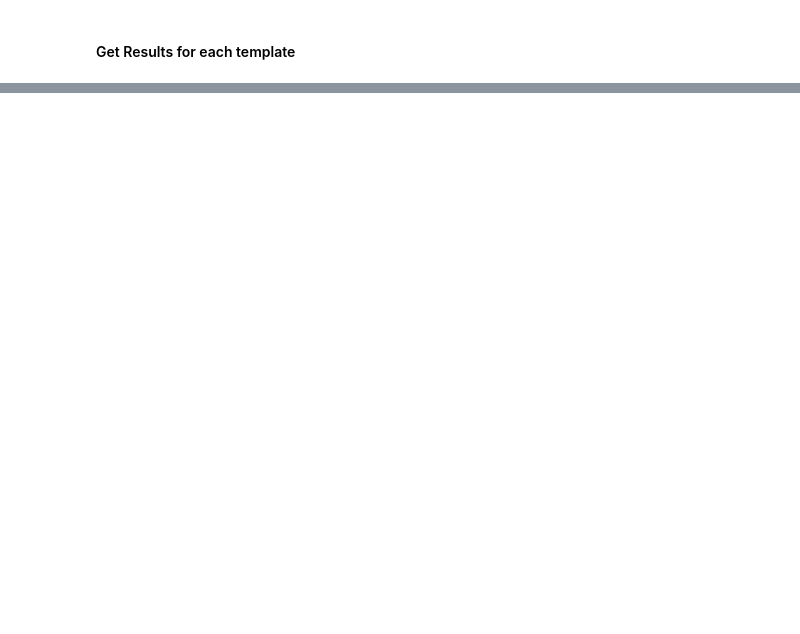
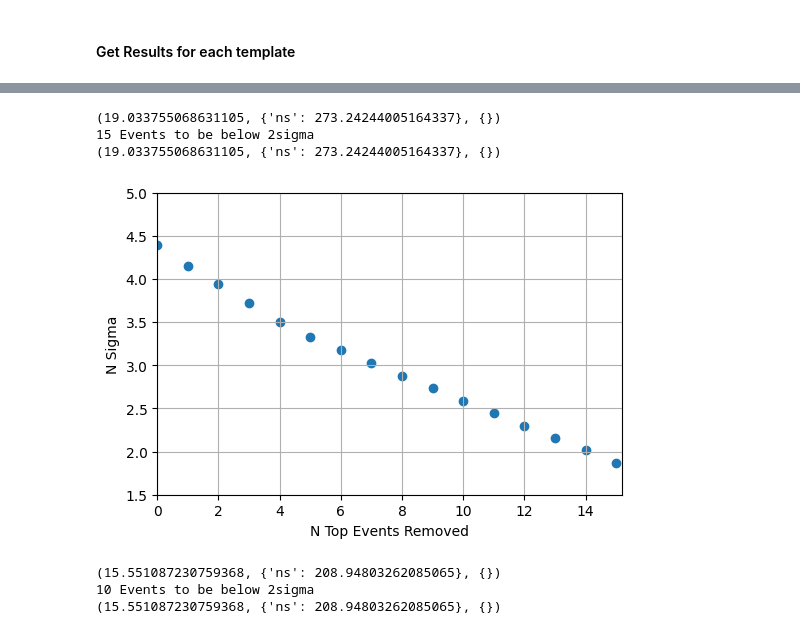
Before and after one commit to ssclafani949/DNNCascade, a Jupyter notebook: notebooks/unblinding/CheckGPEventWeights.ipynb, the cells around one changed output, grey strips where cells are left out. Drawn from its saved outputs; the diff is of its cells as text; code cells hidden in the pictures; blank space fills up the shorter version.

Commit message:
Fix Event Weights Script to work for all templates

```diff
--- a/notebooks/unblinding/CheckGPEventWeights.ipynb
+++ b/notebooks/unblinding/CheckGPEventWeights.ipynb
@@ -344,2 +293,0 @@ tr = get_gp_tr('pi0'),
-# %%
-new_ts, new_ns = tr[0].get_one_fit(TRUTH=True)
@@ -368,0 +294,29 @@ for i in range (11):
+# %%
+def get_top_events(template_str, w, N, verbose=False):
+    #Get Trial
+    trial = tr_dict[template_str].get_one_trial(TRUTH=True)
+    L = tr_dict[template_str].get_one_llh_from_trial(trial)
+    print(L.fit(**tr_dict[template_str].fitter_args))
+
+    ev = trial.evss[0][0] # something like that
+    ev['rank'] = np.argsort(w)[::-1]
+    top_ev = ev[ev.rank < N]
+
+    data_inj = top_ev.inj[0]
+    x = data_inj.data[top_ev.idx].as_dataframe
+    if verbose:
+        display(x)
+    return x
+# %%
+def get_w(template_str, gamma=2.7):
+    trial = tr_dict[template_str].get_one_trial(TRUTH=True)
+    L = tr_dict[template_str].get_one_llh_from_trial(trial)
+    print(L.fit(**tr_dict[template_str].fitter_args))
+
+    space_eval = cy.inspect.get_space_eval(L, -1, 0) # 0: background events (1 would be for signal events)
+    energy_eval = cy.inspect.get_energy_eval(L, -1, 0)
+    StoB_space_ss = space_eval(gamma=gamma)[1]
+    SoB_energy = energy_eval(gamma=gamma)[0]
+    SoB_space = space_eval(gamma=gamma)[0]
+    w = (SoB_space - StoB_space_ss) * SoB_energy
+    return w, np.argsort(w)
@@ -368,0 +358,29 @@ for i in range (11):
+# %%
+def plot_removal_simgas(sigmas, N):
+    plt.scatter(np.arange(0,N+.1,1), sigmas)
+    plt.ylabel('N Sigma')
+    plt.xlabel('N Top Events Removed')
+    plt.ylim(1.5,5)
+    plt.grid()
+    plt.xlim(0,N + .2)
+# %%
+w_kra5, ws_kra5 = get_w('kra5', None)
+N_events_kra5, top_tss_kra5, top_sigmas_kra5= calc_N_events_for_2sigma('kra5', ws_kra5)
+x = get_top_events('kra5', w_kra5, N_events_kra5)
+plot_removal_simgas(top_sigmas_kra5, N_events_kra5)
+x.to_pickle('/home/ssclafani/top_events_kra5.pickle')
+# %% [output]
+(19.033755068631105, {'ns': 273.24244005164337}, {})
+15 Events to be below 2sigma
+(19.033755068631105, {'ns': 273.24244005164337}, {})
+[figure, added]
+# %%
+w_kra50, ws_kra50 = get_w('kra50', None)
+N_events_kra50, top_tss_kra50, top_sigmas_kra50 = calc_N_events_for_2sigma('kra50', ws_kra50)
+x = get_top_events('kra50', w_kra50, N_events_kra50)
+
+x.to_pickle('/home/ssclafani/top_events_kra50.pickle')
+# %% [output]
+(15.551087230759368, {'ns': 208.94803262085065}, {})
+10 Events to be below 2sigma
+(15.551087230759368, {'ns': 208.94803262085065}, {})
```
Also changed, not shown: parts of 44 cells of this notebook.
